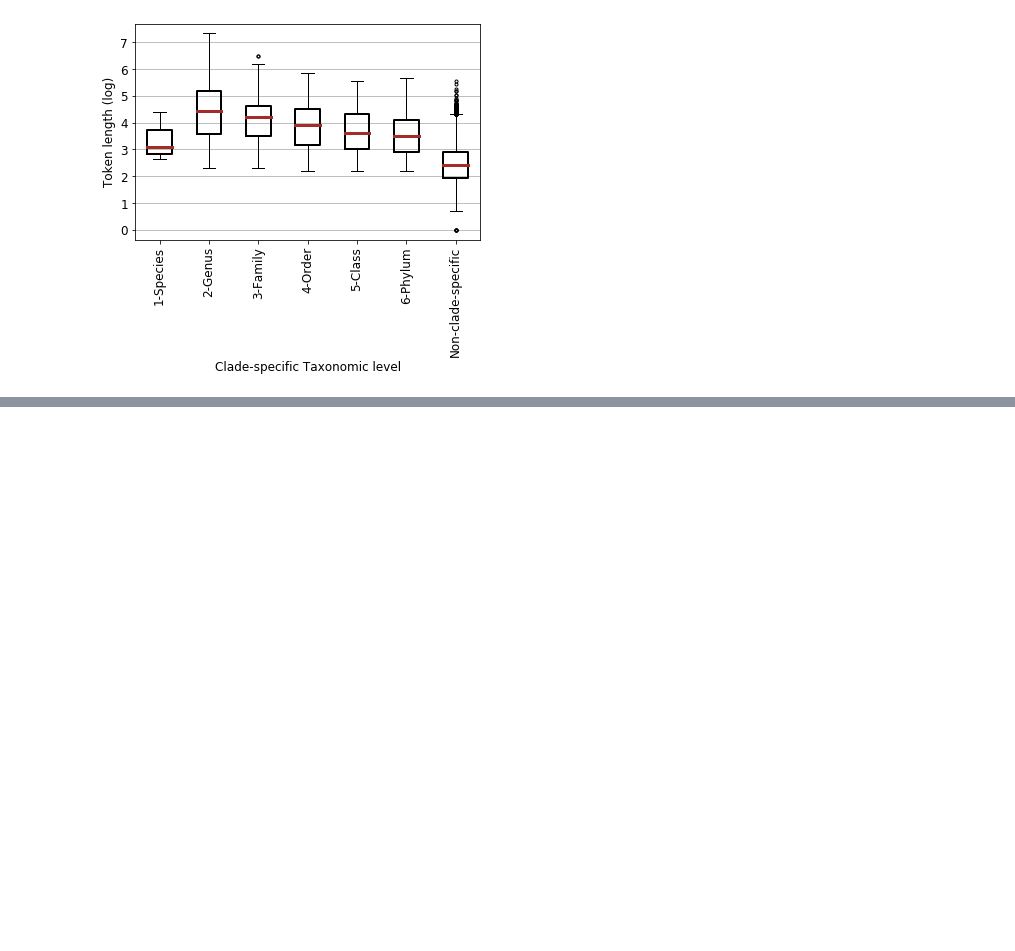
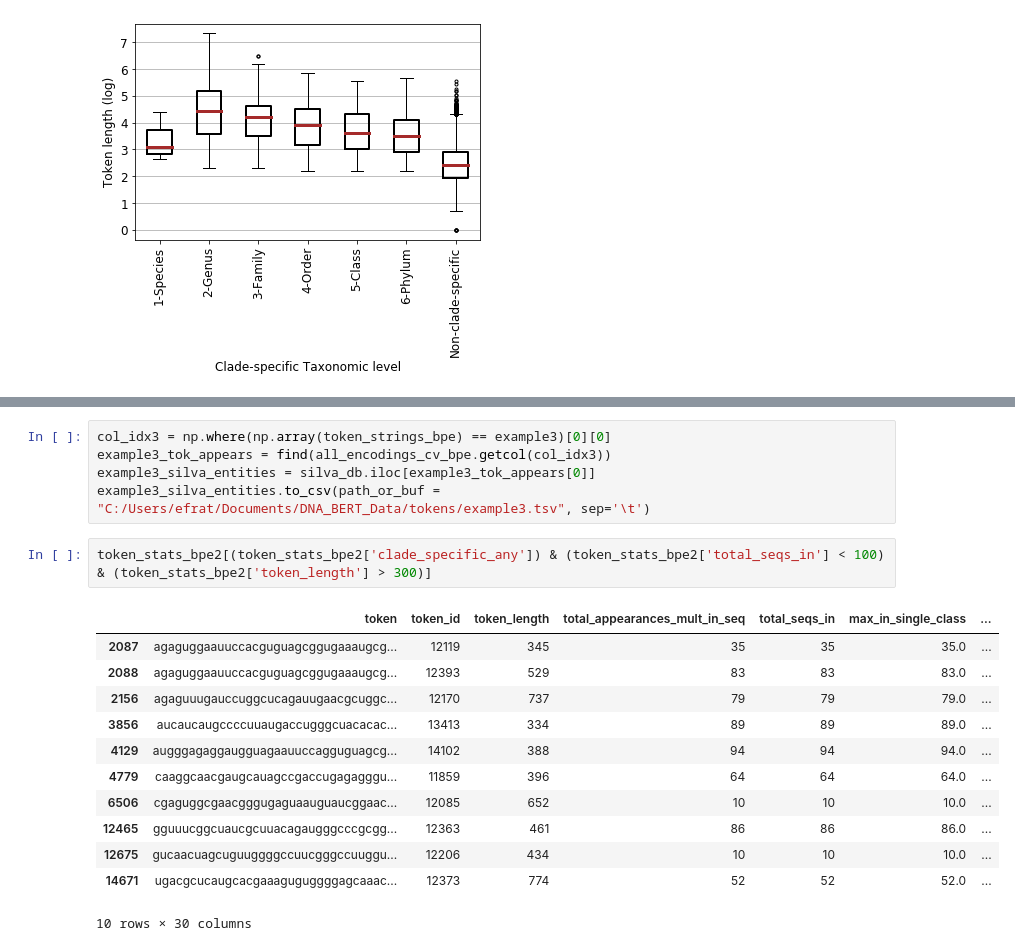
Before and after one commit to shaharazulay/dna-bert, a Jupyter notebook: dna_bert/tokens_biology_analysis.ipynb, the cells around one changed output, grey strips where cells are left out. Cells and saved outputs as stored; diff of their text form; blank space fills up the shorter version.

```diff
--- a/dna_bert/tokens_biology_analysis.ipynb
+++ b/dna_bert/tokens_biology_analysis.ipynb
@@ -564,0 +624,20 @@ plt.show()
+# %%
+col_idx3 = np.where(np.array(token_strings_bpe) == example3)[0][0]
+example3_tok_appears = find(all_encodings_cv_bpe.getcol(col_idx3))
+example3_silva_entities = silva_db.iloc[example3_tok_appears[0]]
+example3_silva_entities.to_csv(path_or_buf = "C:/Users/efrat/Documents/DNA_BERT_Data/tokens/example3.tsv", sep='\t')
+# %%
+token_stats_bpe2[(token_stats_bpe2['clade_specific_any']) & (token_stats_bpe2['total_seqs_in'] < 100) & (token_stats_bpe2['token_length'] > 300)]
+# %% [output]
+|  | token | token_id | token_length | total_appearances_mult_in_seq | total_seqs_in | max_in_single_class | ... |
+| 2087 | agaguggaauuccacguguagcggugaaaugcg... | 12119 | 345 | 35 | 35 | 35.0 | ... |
+| 2088 | agaguggaauuccacguguagcggugaaaugcg... | 12393 | 529 | 83 | 83 | 83.0 | ... |
+| 2156 | agaguuugauccuggcucagauugaacgcuggc... | 12170 | 737 | 79 | 79 | 79.0 | ... |
+| 3856 | aucaucaugccccuuaugaccugggcuacacac... | 13413 | 334 | 89 | 89 | 89.0 | ... |
+| 4129 | augggagaggaugguagaauuccagguguagcg... | 14102 | 388 | 94 | 94 | 94.0 | ... |
+| 4779 | caaggcaacgaugcauagccgaccugagagggu... | 11859 | 396 | 64 | 64 | 64.0 | ... |
+| 6506 | cgaguggcgaacgggugaguaauguaucggaac... | 12085 | 652 | 10 | 10 | 10.0 | ... |
+| 12465 | gguuucggcuaucgcuuacagaugggcccgcgg... | 12363 | 461 | 86 | 86 | 86.0 | ... |
+| 12675 | gucaacuagcuguuggggccuucgggccuuggu... | 12206 | 434 | 10 | 10 | 10.0 | ... |
+| 14671 | ugacgcucaugcacgaaaguguggggagcaaac... | 12373 | 774 | 52 | 52 | 52.0 | ... |
+10 rows × 30 columns
```
Also changed, not shown: parts of 11 cells of this notebook, 1 other file.
